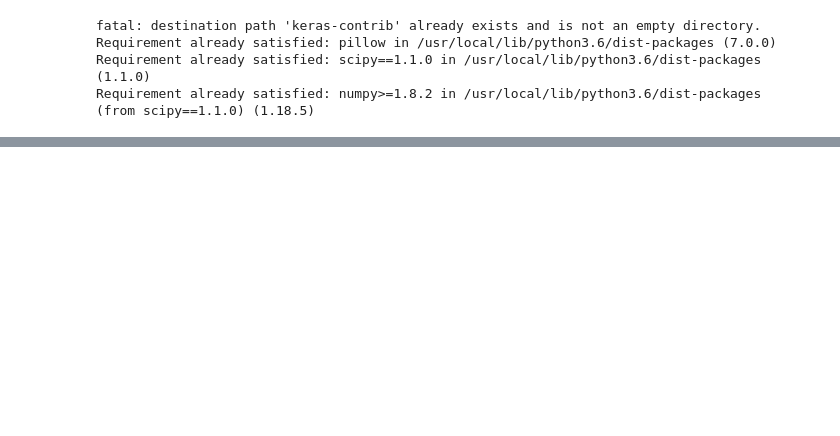
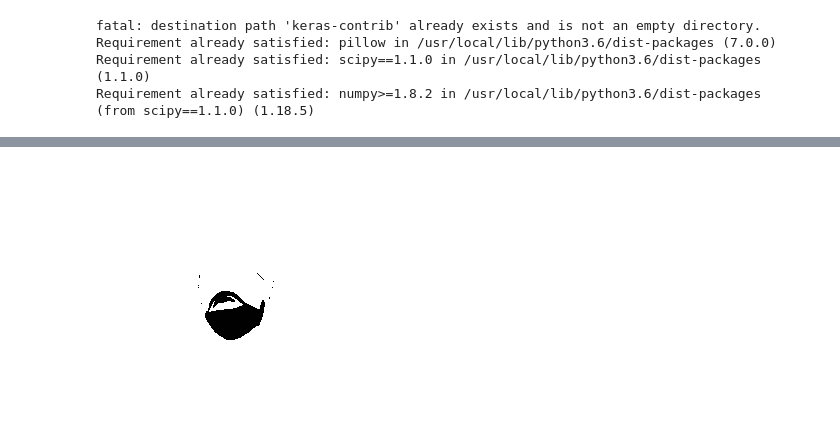
Before and after one commit to GarlandZhang/hairy_gan, a Jupyter notebook: segmentation_model.ipynb, the cells around one changed output, grey strips where cells are left out. Cells and saved outputs as stored; diff of their text form; code cells hidden in the pictures; blank space fills up the shorter version.

```diff
--- a/segmentation_model.ipynb
+++ b/segmentation_model.ipynb
@@ -362,15 +392,16 @@ Use ``skimage.transform.resize`` instead.
 # %%
-# import glob
-# import os
-# import cv2
-# import numpy as np
+from glob import glob
+import os
+import cv2
+import numpy as np
+from PIL import Image
 
-# project_path = '/content/drive/My Drive/hairy_gan'
-# files = glob.glob(os.path.join(project_path, 'face_segment', 'trainS', '*'))
-# target_folder = os.path.join(project_path, 'face_segment', 'trainS_2')
+project_path = '/content/drive/My Drive/hairy_gan'
+files = glob(os.path.join(project_path, 'face_segment', 'trainS', '*'))
+target_folder = os.path.join(project_path, 'face_segment', 'trainS_2')
 
-# for f in files:
-#   img = cv2.imread(f)
-#   img = cv2.cvtColor(img, cv2.COLOR_BGR2RGB)
-#   target_img = np.where(img == (255, 255, 0), 255, 0)[:, :, 0]
-#   cv2.imwrite(os.path.join(target_folder, os.path.basename(f)), target_img)
+for f in files:
+  img = cv2.imread(f)
+  img = cv2.cvtColor(img, cv2.COLOR_BGR2RGB)
+  target_img = np.where(img == (255, 255, 0), 255, 0)[:, :, 0]
+  # cv2.imwrite(os.path.join(target_folder, os.path.basename(f)), target_img)
@@ -396,0 +408,4 @@ _________________________________________________________________
+# %%
+Image.fromarray(gan.batch_gray_to_rgb([target_img / 127.5 - 1.])[0])
+# %% [output]
+[figure, added]
```
Also changed, not shown: parts of 5 cells of this notebook.
